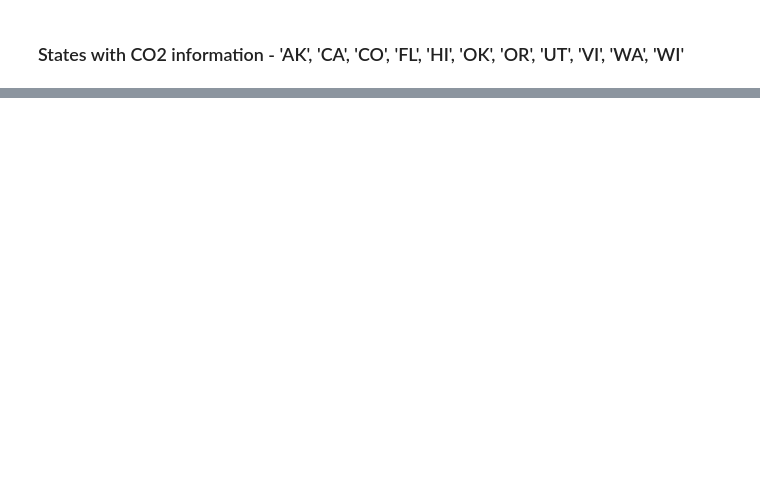
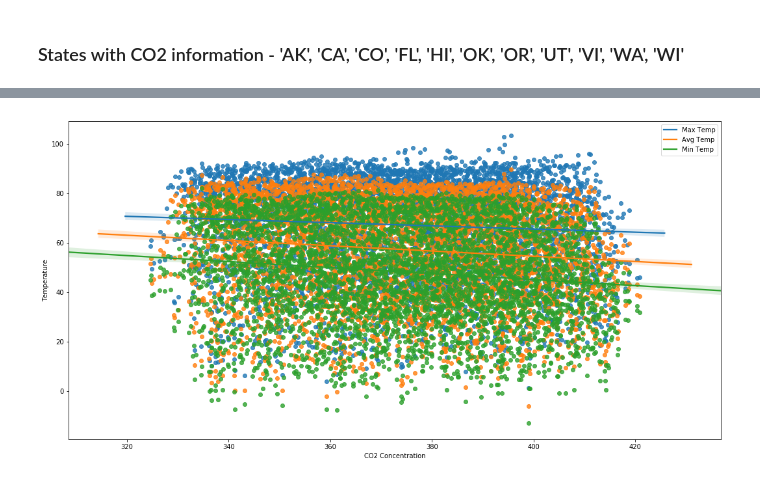
Before and after one commit to KrishnaMuluguru/ClimateChangeProject, a Jupyter notebook: ClimateChangeAnalysis.ipynb, the cells around one changed output, grey strips where cells are left out. Saved outputs shown, nothing was run; the diff lists cells and outputs as text; code cells hidden in the pictures; blank space fills up the shorter version.

```diff
--- a/ClimateChangeAnalysis.ipynb
+++ b/ClimateChangeAnalysis.ipynb
@@ -144,7 +161,11 @@ iplot(figTempMaxCO2)
 # %%
+sns.regplot(x='CO2_Concentration',y='TempMAX',data=Climate_Data.loc[Climate_Data.index.get_level_values('State').isin(CO2_States_List)])
+sns.regplot(x='CO2_Concentration',y='TempAVG',data=Climate_Data.loc[Climate_Data.index.get_level_values('State').isin(CO2_States_List)])
 sns.regplot(x='CO2_Concentration',y='TempMIN',data=Climate_Data.loc[Climate_Data.index.get_level_values('State').isin(CO2_States_List)])
-sns.regplot(x='CO2_Concentration',y='TempAVG',data=Climate_Data.loc[Climate_Data.index.get_level_values('State').isin(CO2_States_List)])
-sns.regplot(x='CO2_Concentration',y='TempMAX',data=Climate_Data.loc[Climate_Data.index.get_level_values('State').isin(CO2_States_List)])
-plt.legend()
+plt.xlabel('CO2 Concentration')
+plt.ylabel('Temperature')
+plt.legend(['Max Temp','Avg Temp','Min Temp'])
 plt.show()
+# %% [output]
+[figure, added]
 # %%
```
Also changed, not shown: parts of 18 cells of this notebook.
